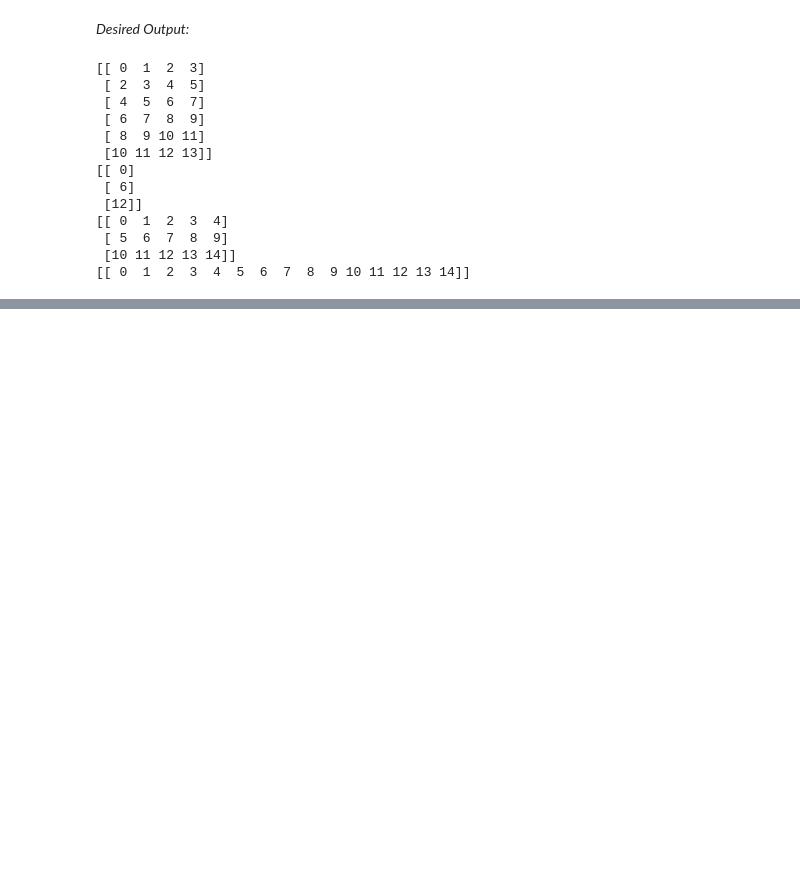
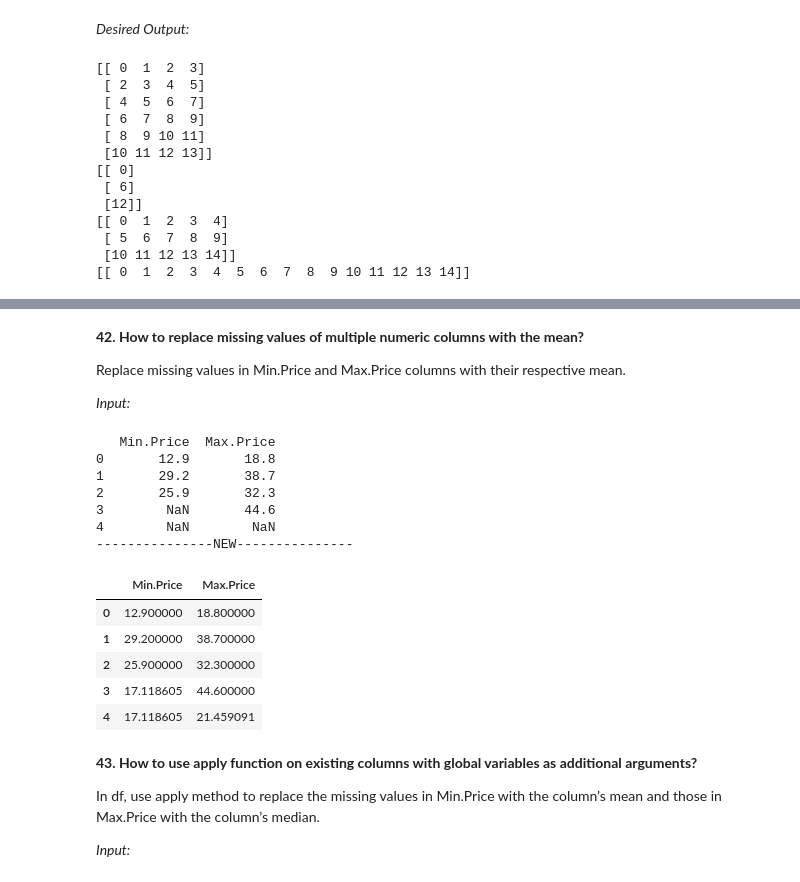
Before and after one commit to Azakkizi/machinelearningplus-exercises, a Jupyter notebook: 101 Pandas Exercises for Data Analysis.ipynb, the cells around one changed output, grey strips where cells are left out. Saved outputs shown, nothing was run; the diff lists cells and outputs as text; code cells hidden in the pictures; blank space fills up the shorter version.

```diff
--- a/101 Pandas Exercises for Data Analysis.ipynb
+++ b/101 Pandas Exercises for Data Analysis.ipynb
@@ -954,0 +1145,39 @@ print(gen_strides(L, stride_len=1, window_len=15))
+# %% [markdown]
+**42. How to replace missing values of multiple numeric columns with the mean?**
+
+Replace missing values in Min.Price and Max.Price columns with their respective mean.
+
+*Input:*
+# %%
+df = pd.read_csv('https://raw.githubusercontent.com/selva86/datasets/master/Cars93_miss.csv')
+# %%
+print(df[['Min.Price', 'Max.Price']].head())
+print("---------------NEW---------------")
+
+df['Min.Price'].fillna(df['Min.Price'].mean())
+df['Max.Price'].fillna(df['Max.Price'].mean())
+
+# OR
+df[['Min.Price', 'Max.Price']] = df[['Min.Price', 'Max.Price']].apply(lambda x: x.fillna(x.mean()))
+
+df[['Min.Price', 'Max.Price']].head()
+# %% [output]
+   Min.Price  Max.Price
+0       12.9       18.8
+1       29.2       38.7
+2       25.9       32.3
+3        NaN       44.6
+4        NaN        NaN
+---------------NEW---------------
+|  | Min.Price | Max.Price |
+| 0 | 12.900000 | 18.800000 |
+| 1 | 29.200000 | 38.700000 |
+| 2 | 25.900000 | 32.300000 |
+| 3 | 17.118605 | 44.600000 |
+| 4 | 17.118605 | 21.459091 |
+# %% [markdown]
+**43. How to use apply function on existing columns with global variables as additional arguments?**
+
+In df, use apply method to replace the missing values in Min.Price with the column’s mean and those in Max.Price with the column’s median.
+
+*Input:*
```
Also changed, not shown: parts of 63 cells of this notebook.
